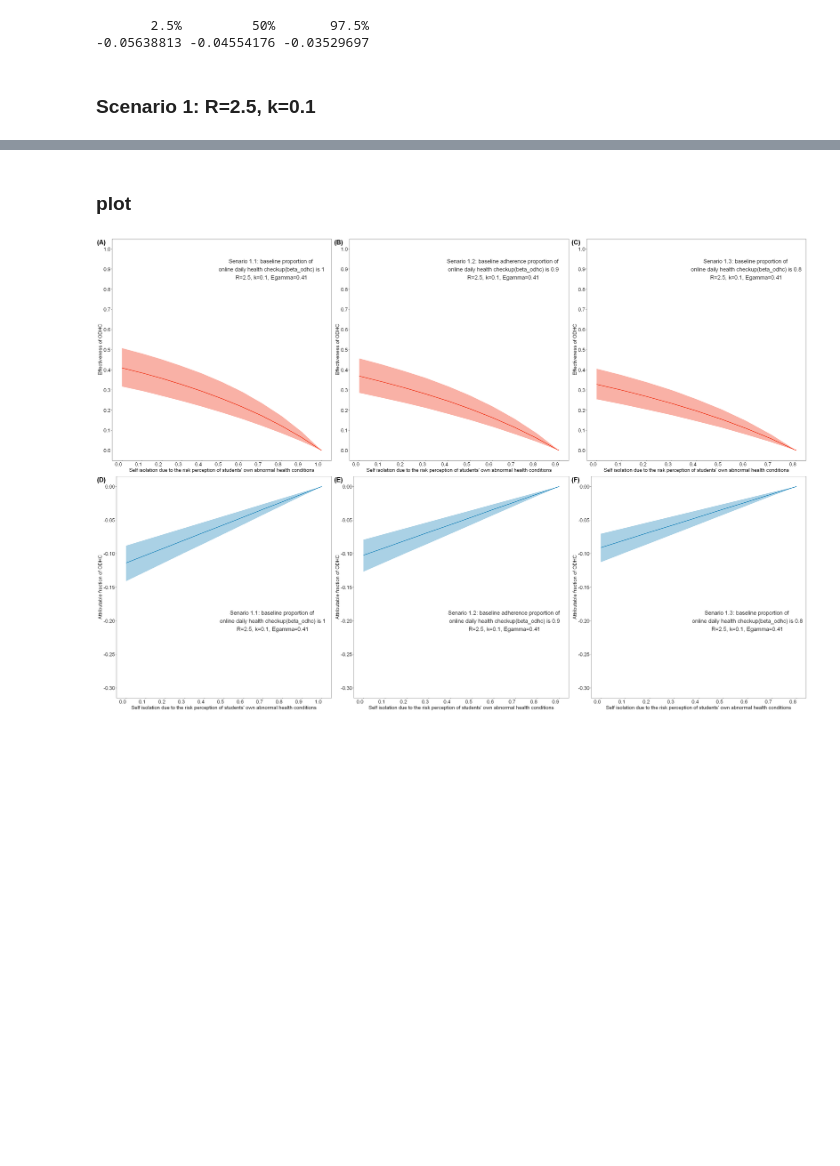
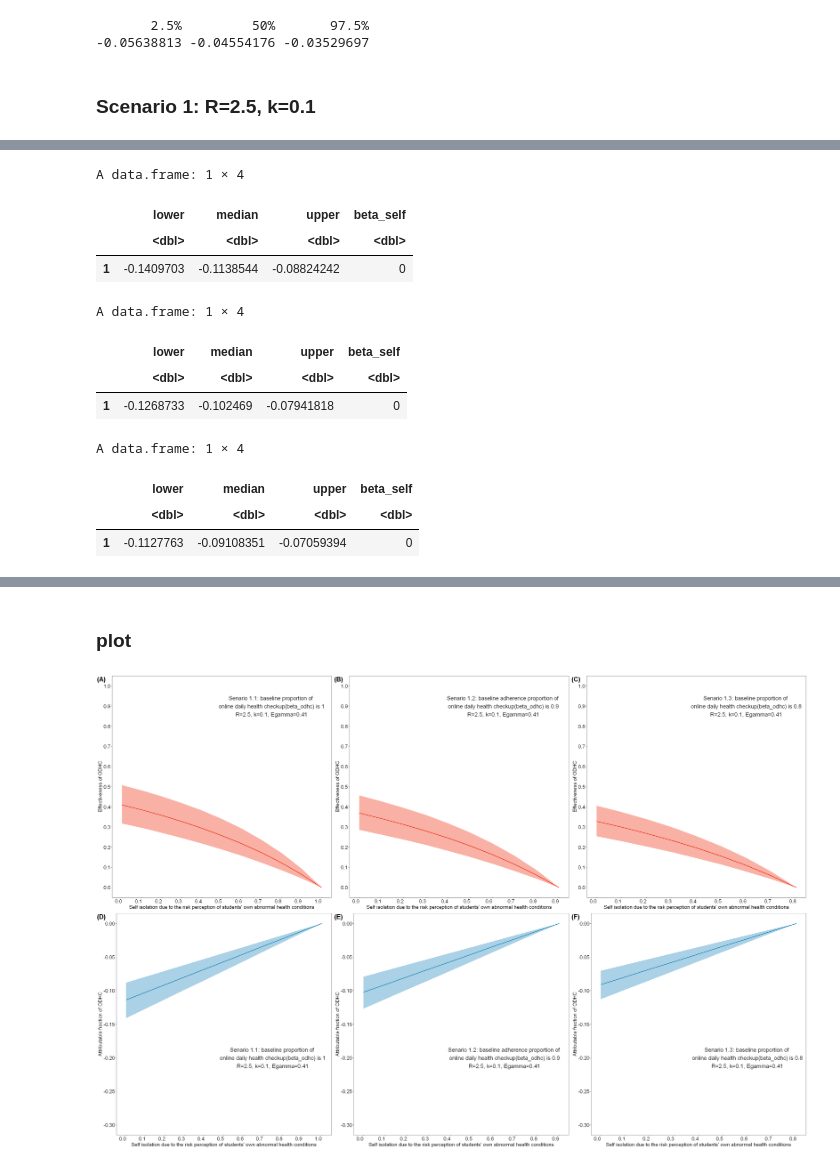
Before and after one commit to hiroaki-murayama/COVID19_odhc_2022, a Jupyter notebook: src/dailyHC.ipynb, the cells around one changed output, grey strips where cells are left out. Drawn from its saved outputs; the diff is of its cells as text; code cells hidden in the pictures; blank space fills up the shorter version.

```diff
--- a/src/dailyHC.ipynb
+++ b/src/dailyHC.ipynb
@@ -174,0 +162,15 @@ colnames(ar_s13) <- c("lower","median","upper","beta_self")
+# %%
+ar_s11[1,];ar_s12[1,];ar_s13[1,]
+# %% [output]
+A data.frame: 1 × 4
+|  | lower | median | upper | beta_self |
+|  | <dbl> | <dbl> | <dbl> | <dbl> |
+| 1 | -0.1409703 | -0.1138544 | -0.08824242 | 0 |
+A data.frame: 1 × 4
+|  | lower | median | upper | beta_self |
+|  | <dbl> | <dbl> | <dbl> | <dbl> |
+| 1 | -0.1268733 | -0.102469 | -0.07941818 | 0 |
+A data.frame: 1 × 4
+|  | lower | median | upper | beta_self |
+|  | <dbl> | <dbl> | <dbl> | <dbl> |
+| 1 | -0.1127763 | -0.09108351 | -0.07059394 | 0 |
```
Also changed, not shown: parts of 11 cells of this notebook.
